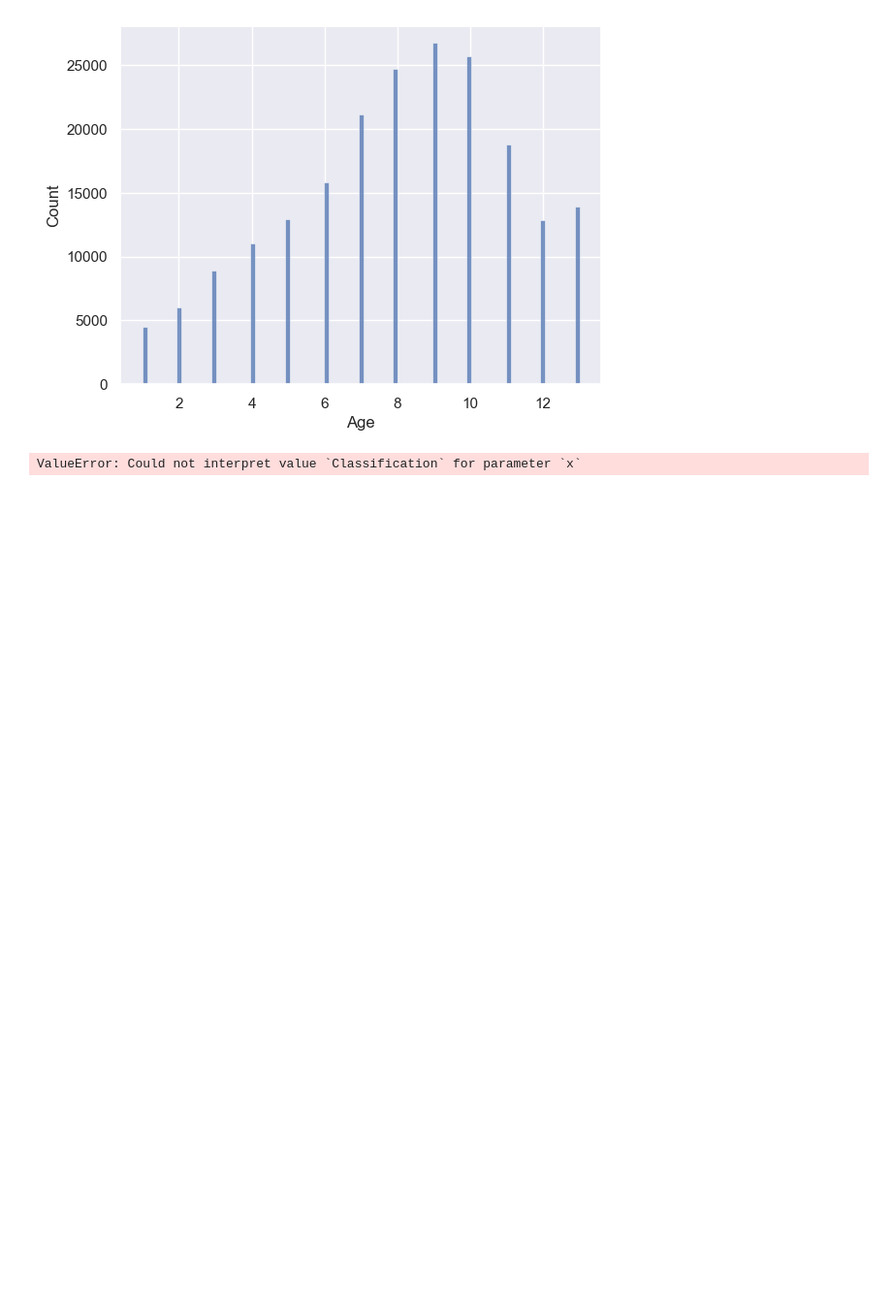
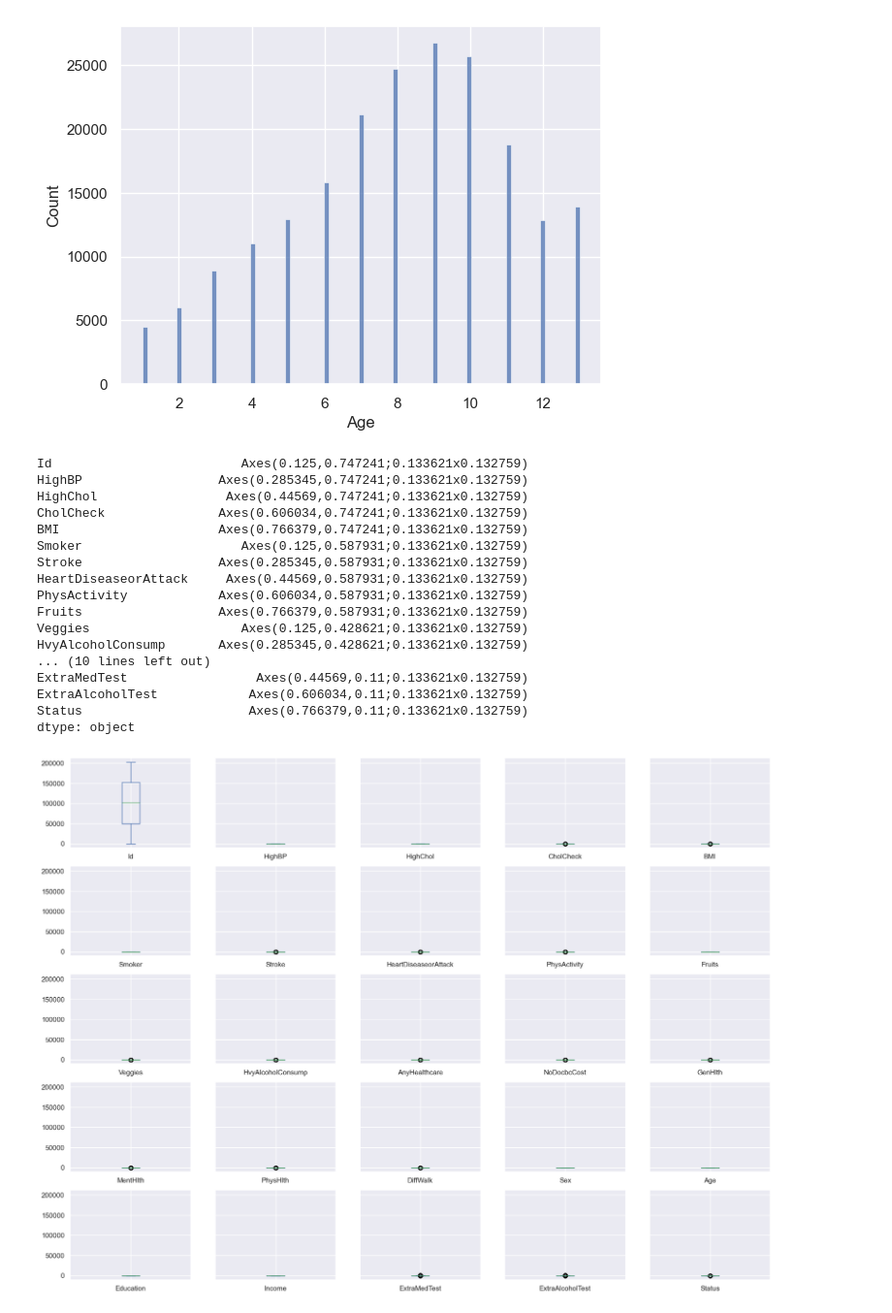
Before and after one commit to polarbear0701/Machine-Learning-course, a Jupyter notebook: Assignment1/EDA.ipynb, the cells around one changed output. Shown at 97% size. Cells and saved outputs as stored; diff of their text form; code cells hidden in the pictures; blank space fills up the shorter version.

```diff
--- a/Assignment1/EDA.ipynb
+++ b/Assignment1/EDA.ipynb
@@ -112,7 +114,24 @@ sns.histplot(df['Age'])
 # %% [output]
 <Axes: xlabel='Age', ylabel='Count'>
 [figure]
-# %%
-sns.catplot(x = 'Classification', y = 'count',data=df['NoDocbcCost'])
-# %% [output]
-ValueError: Could not interpret value `Classification` for parameter `x`
+# %%
+df.plot(kind='box', subplots=True, layout=(5,5), figsize=(20, 15), sharex=False, sharey=True)
+# %% [output]
+Id                         Axes(0.125,0.747241;0.133621x0.132759)
+HighBP                  Axes(0.285345,0.747241;0.133621x0.132759)
+HighChol                 Axes(0.44569,0.747241;0.133621x0.132759)
+CholCheck               Axes(0.606034,0.747241;0.133621x0.132759)
+BMI                     Axes(0.766379,0.747241;0.133621x0.132759)
+Smoker                     Axes(0.125,0.587931;0.133621x0.132759)
+Stroke                  Axes(0.285345,0.587931;0.133621x0.132759)
+HeartDiseaseorAttack     Axes(0.44569,0.587931;0.133621x0.132759)
+PhysActivity            Axes(0.606034,0.587931;0.133621x0.132759)
+Fruits                  Axes(0.766379,0.587931;0.133621x0.132759)
+Veggies                    Axes(0.125,0.428621;0.133621x0.132759)
+HvyAlcoholConsump       Axes(0.285345,0.428621;0.133621x0.132759)
+... (10 lines left out)
+ExtraMedTest                 Axes(0.44569,0.11;0.133621x0.132759)
+ExtraAlcoholTest            Axes(0.606034,0.11;0.133621x0.132759)
+Status                      Axes(0.766379,0.11;0.133621x0.132759)
+dtype: object
+[figure, added]
```
Also changed, not shown: parts of 3 cells of this notebook, 3 other files.
